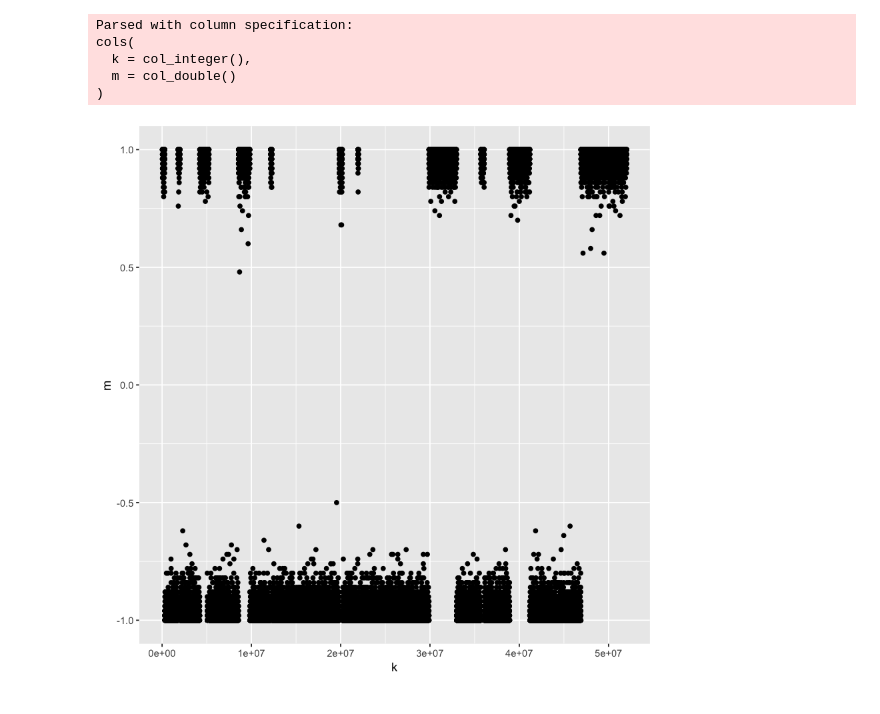
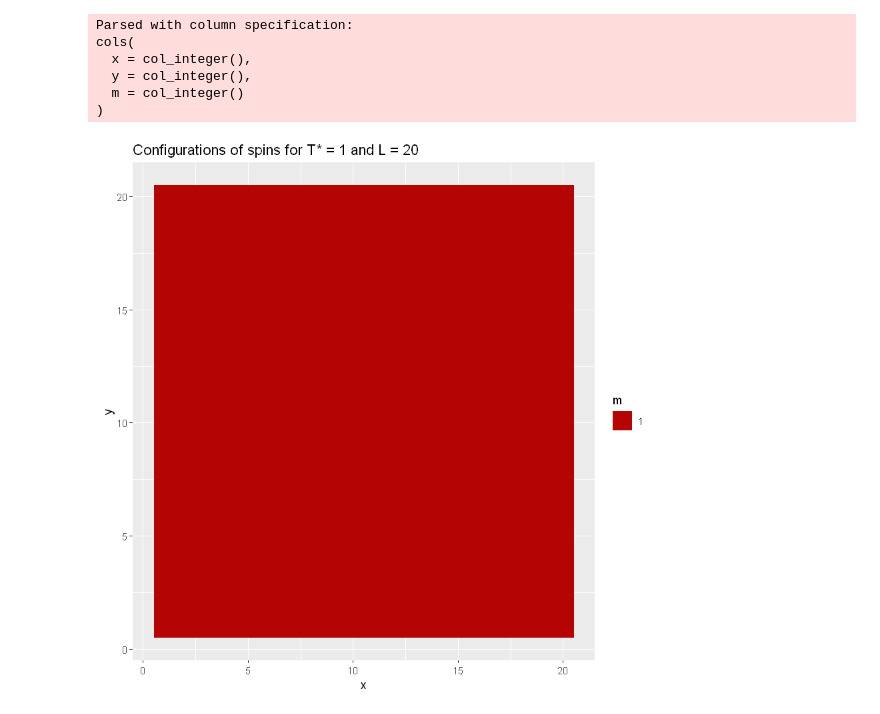
Before and after one commit to Squaess/StatisticalPhysics, a Jupyter notebook: ising_model/v2/frot_results.ipynb, the cells around one changed output. Drawn from its saved outputs; the diff is of its cells as text; code cells hidden in the pictures.

```diff
--- a/ising_model/v2/frot_results.ipynb
+++ b/ising_model/v2/frot_results.ipynb
@@ -12,10 +3,15 @@ library(tidyverse)
-# %%
-flips.data <- read_csv("flips.csv")
-ggplot() + geom_point(data = flips.data, aes(k, m)) + ylim(-1,1)
-# %% [output]
-Parsed with column specification:
-cols(
-  k = col_integer(),
-  m = col_double()
-)
-[figure, removed]
+# %%
+table1 <- read_csv("lattice1-20.csv")
+table1$m <- factor(table1$m)
+ggplot() +
+geom_raster(data = table1, aes(x = x, y = y, fill=m)) +
+scale_fill_manual(values=c("#B40404")) +
+ggtitle("Configurations of spins for T* = 1 and L = 20")
+# %% [output]
+Parsed with column specification:
+cols(
+  x = col_integer(),
+  y = col_integer(),
+  m = col_integer()
+)
+[figure, added]
```
Also changed, not shown: parts of 14 cells of this notebook, 23 other files.
